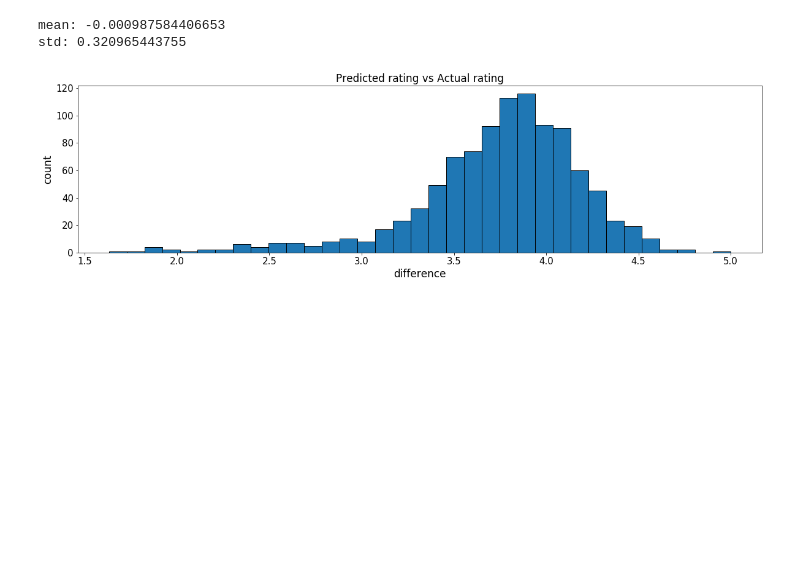
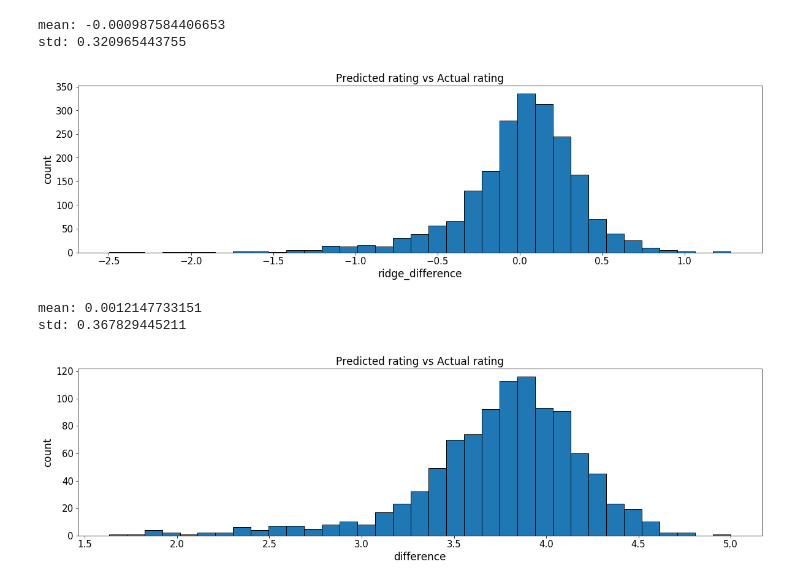
Before and after one commit to misterhappy2/beer, a Jupyter notebook: Analyze.ipynb, the cells around one changed output. Drawn from its saved outputs; the diff is of its cells as text; code cells hidden in the pictures; blank space fills up the shorter version.

Commit message:
added Ridge to rating predictor

```diff
--- a/Analyze.ipynb
+++ b/Analyze.ipynb
@@ -627,9 +627,9 @@ Wall time: 5.89 s
 # %%
 # reduce size of sets for faster algorithm testing
-X_train = X_train[:3000]
-y_train = y_train[:3000]
-X_test = X_test[5000:6000]
-y_test = y_test[5000:6000]
+X_train = X_train[:8000]
+y_train = y_train[:8000]
+X_test = X_test[12000:15000]
+y_test = y_test[12000:15000]
 # %%
 %%time
 # vectorize the train data, fit and transform into feature vectors
@@ -660,0 +663,12 @@ Wall time: 1.21 s
+# %%
+%%time
+# Ridge regression
+from sklearn.linear_model import Ridge
+
+ridge = Ridge(alpha= 0.1, tol= 0.01, normalize = True)
+ridge.fit(X_train_tfidf, y_train)
+ridge_pred = ridge.predict(X_test_tfidf)
+print('ridge score:',ridge.score(X_test_tfidf, y_test))
+ridge_difference = y_test-ridge_pred
+print('mean:',np.mean(ridge_difference))
+print('std:', np.std(ridge_difference))
@@ -713,6 +749,25 @@ print('std:',std_diff)
 [figure]
 mean: -0.000987584406653
 std: 0.320965443755
+# %%
+# difference of model from user rating for RIDGE
+import matplotlib.pyplot as plt
+_= plt.figure(figsize=(20,5))
+_= plt.hist(ridge_difference, bins=35, edgecolor="k")
+_= plt.xticks(size=15)
+_= plt.yticks(size=15)
+_= plt.xlabel('ridge_difference', size=17)
+_= plt.ylabel('count', size=17)
+_= plt.title('Predicted rating vs Actual rating', size=17)
+plt.show()
+mean_diff = np.mean(ridge_difference)
+std_diff = np.std(ridge_difference)
+print('mean:',mean_diff)
+print('std:',std_diff)
+# %% [output]
+[figure, added]
+mean: 0.0012147733151
+std: 0.367829445211
 # %%
 # difference of model from user rating
 import matplotlib.pyplot as plt
```
Also changed, not shown: parts of 5 cells of this notebook.
